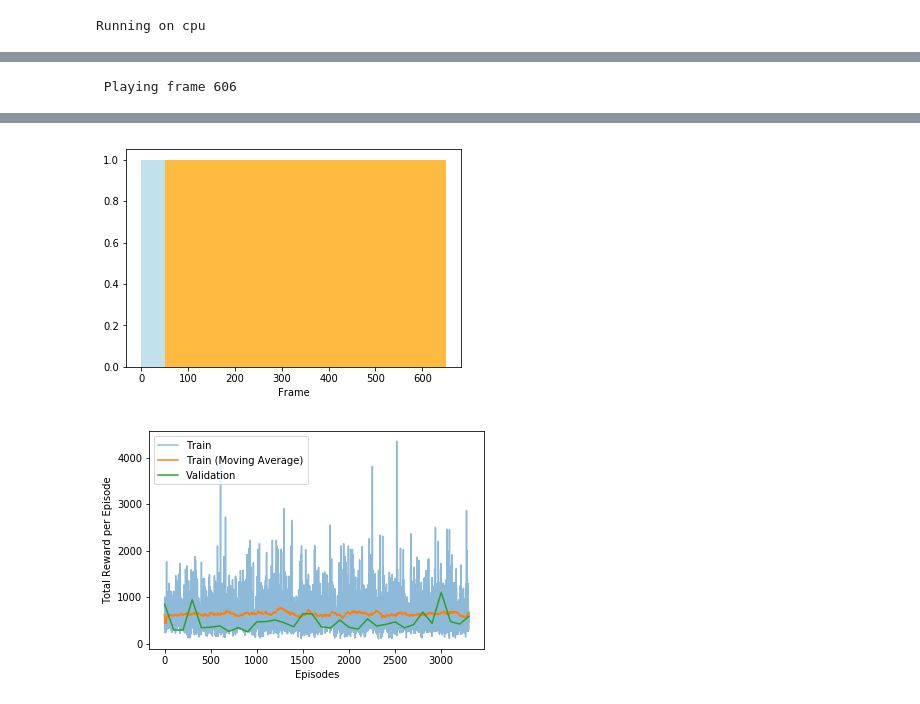
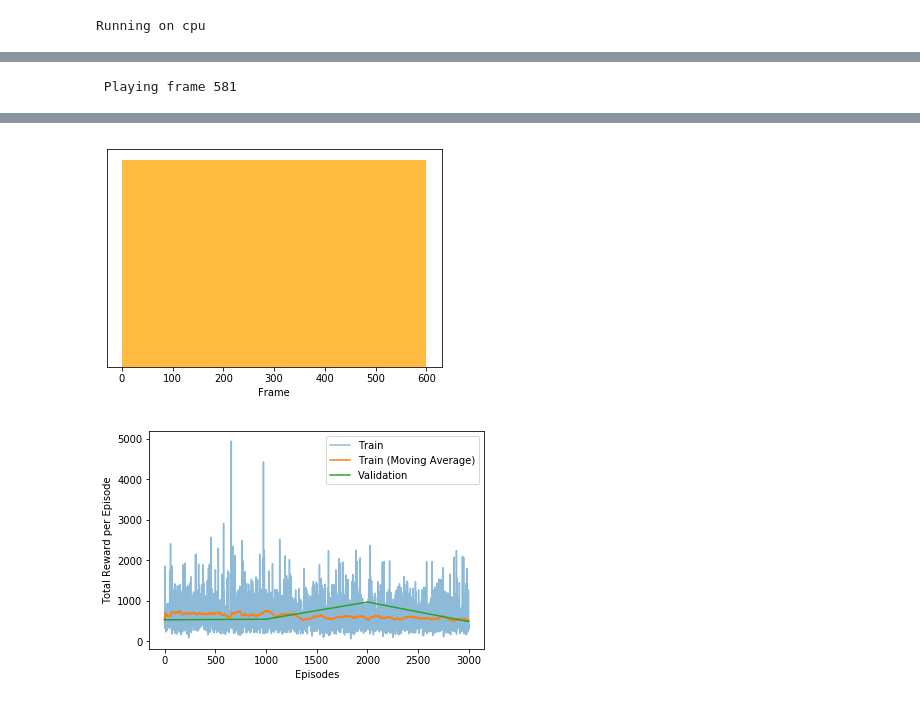
Before and after one commit to weekend37/HDQN, a Jupyter notebook: HDQN_Pacman_Visualization.ipynb, the cells around one changed output, grey strips where cells are left out. Cells and saved outputs as stored; diff of their text form; code cells hidden in the pictures.

```diff
--- a/HDQN_Pacman_Visualization.ipynb
+++ b/HDQN_Pacman_Visualization.ipynb
@@ -50,7 +50,8 @@ def load_learning_curves(name='hdqn_learning_curves'):
     return pickle.load(f)
 
 CHECKPOINT_FOLDERNAME = "checkpoints/"
-prefix = "hdqn"
+# prefix = "hdqn"
+prefix = "hdqn_2head_4LR"
 name = prefix + "_" + "learning_curves"
 lc = load_learning_curves(name=name)
 
@@ -74,22 +103,22 @@ plt.show()
 # %%
 env = gym.make("MsPacman-v0")
-hdqn = HDQN(env, learning_rate=2.5e-7, device=device, checkpoint_path=CHECKPOINT_FOLDERNAME)
-# hdqn = HDQN_2head(env, learning_rate=2.5e-7, device=device, checkpoint_path=CHECKPOINT_FOLDERNAME)
-pth = CHECKPOINT_FOLDERNAME + prefix + "_" + 'checkpoint_'+str(1200)+'_eps.pth'
+hdqn = HDQN_2head(env, learning_rate=2.5e-6, device=device, checkpoint_path=CHECKPOINT_FOLDERNAME)
+# hdqn = HDQN(env, learning_rate=2.5e-6, device=device, checkpoint_path=CHECKPOINT_FOLDERNAME)
+pth = CHECKPOINT_FOLDERNAME + prefix + "_" + 'checkpoint_'+str(600)+'_eps.pth'
 if device == "cuda":
     hdqn.load_state_dict(torch.load(pth))
 else:
     hdqn.load_state_dict(torch.load(pth, map_location=torch.device('cpu')))
-# hdqn.current_option = 0
+hdqn.current_option = 0
 r = play_with_network(env, hdqn, option_len=50)
 # %% [output]
- Playing frame 606
+ Playing frame 581
 [interactive output not drawn]
-[figure, old version]
+[figure, new version]
 # %%
 plot_rewards(lc['train'], lc['mean_train'], lc['val'])
 # %% [output]
-[figure, old version]
+[figure, new version]
 # %%
 env = gym.make("MsPacman-v0")
 
```
Also changed, not shown: parts of 5 cells of this notebook, 5 other files.
